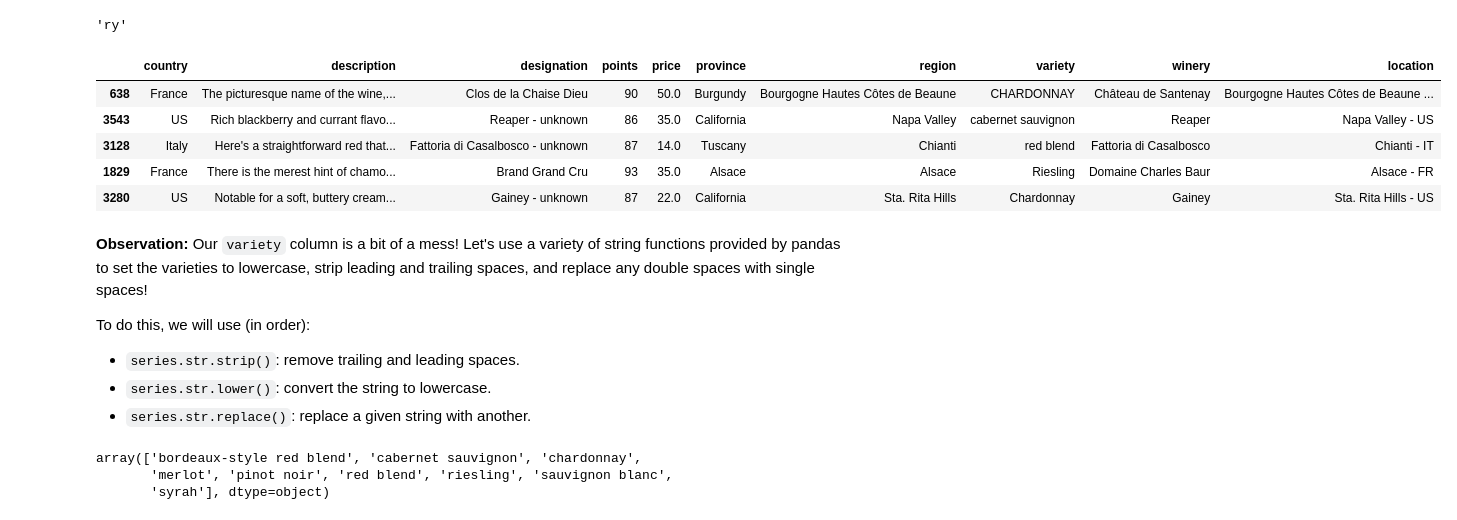
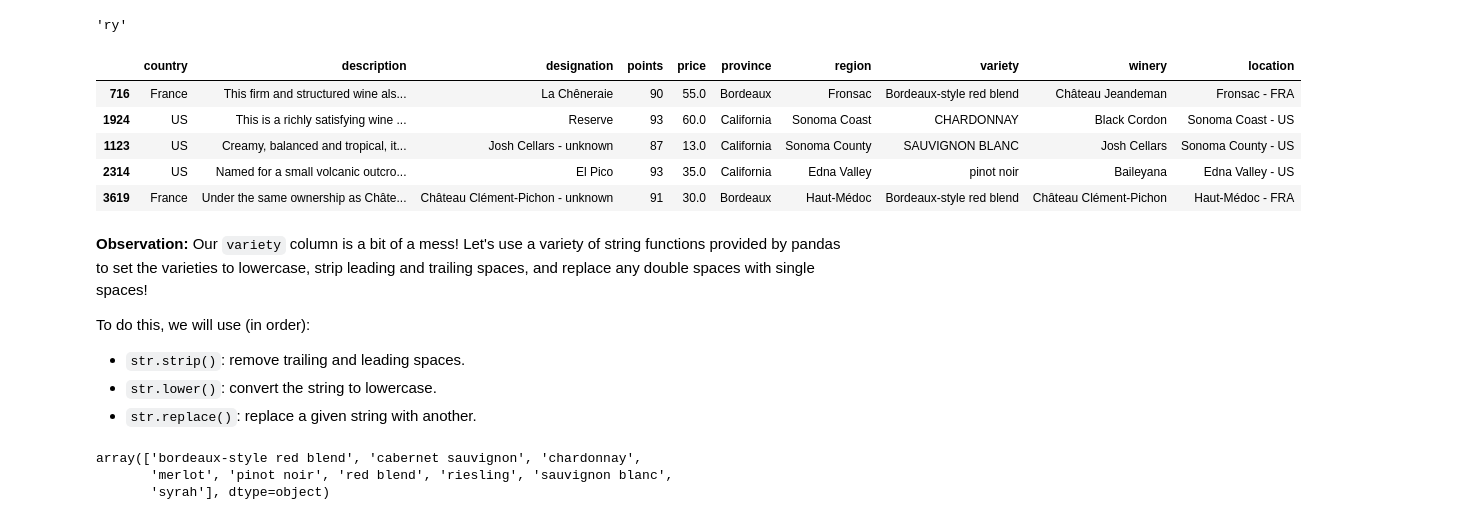
Before and after one commit to datacamp/working-with-text-data-in-python-live-training, a Jupyter notebook: notebooks/python_live_session_solution.ipynb, the cells around one changed output. Drawn from its saved outputs; the diff is of its cells as text; code cells hidden in the pictures.

```diff
--- a/notebooks/python_live_session_solution.ipynb
+++ b/notebooks/python_live_session_solution.ipynb
@@ -39,9 +39,11 @@ from wordcloud import WordCloud, STOPWORDS
 import matplotlib.pyplot as plt
 import seaborn as sns
 import re
+from nltk.tokenize import word_tokenize
+from collections import Counter
 
 # Set pandas columns to display at max width
-pd.set_option('display.max_colwidth', -1)
+pd.set_option('display.max_colwidth', None)
 
 # Set seaborn aesthetic features to pretty up our plots
 sns.set()
@@ -192,24 +194,24 @@ x[4:]
 # %%
 # Create a location column, and assign to it the region,
 # a hyphen, and the first two characters of the country column in upper case
-wine_df['location'] =  wine_df['region']+ " - " + wine_df['country'].str[0:2].str.upper()
+wine_df['location'] =  wine_df['region']+ " - " + wine_df['country'].str[0:3].str.upper()
 
 # Check our data with a random sample
 wine_df.sample(5)
 # %% [output]
 |  | country | description | designation | points | price | province | region | variety | winery | location |
-| 638 | France | The picturesque name of the wine,... | Clos de la Chaise Dieu | 90 | 50.0 | Burgundy | Bourgogne Hautes Côtes de Beaune | CHARDONNAY | Château de Santenay | Bourgogne Hautes Côtes de Beaune ... |
-| 3543 | US | Rich blackberry and currant flavo... | Reaper - unknown | 86 | 35.0 | California | Napa Valley | cabernet sauvignon | Reaper | Napa Valley - US |
-| 3128 | Italy | Here's a straightforward red that... | Fattoria di Casalbosco - unknown | 87 | 14.0 | Tuscany | Chianti | red blend | Fattoria di Casalbosco | Chianti - IT |
-| 1829 | France | There is the merest hint of chamo... | Brand Grand Cru | 93 | 35.0 | Alsace | Alsace | Riesling | Domaine Charles Baur | Alsace - FR |
-| 3280 | US | Notable for a soft, buttery cream... | Gainey - unknown | 87 | 22.0 | California | Sta. Rita Hills | Chardonnay | Gainey | Sta. Rita Hills - US |
+| 716 | France | This firm and structured wine als... | La Chêneraie | 90 | 55.0 | Bordeaux | Fronsac | Bordeaux-style red blend | Château Jeandeman | Fronsac - FRA |
+| 1924 | US | This is a richly satisfying wine ... | Reserve | 93 | 60.0 | California | Sonoma Coast | CHARDONNAY | Black Cordon | Sonoma Coast - US |
+| 1123 | US | Creamy, balanced and tropical, it... | Josh Cellars - unknown | 87 | 13.0 | California | Sonoma County | SAUVIGNON BLANC | Josh Cellars | Sonoma County - US |
+| 2314 | US | Named for a small volcanic outcro... | El Pico | 93 | 35.0 | California | Edna Valley | pinot noir | Baileyana | Edna Valley - US |
+| 3619 | France | Under the same ownership as Châte... | Château Clément-Pichon - unknown | 91 | 30.0 | Bordeaux | Haut-Médoc | Bordeaux-style red blend | Château Clément-Pichon | Haut-Médoc - FRA |
 # %% [markdown]
 **Observation:** Our `variety` column is a bit of a mess! Let's use a variety of string functions provided by pandas to set the varieties to lowercase, strip leading and trailing spaces, and replace any double spaces with single spaces!
 
 To do this, we will use (in order):
-- `series.str.strip()`: remove trailing and leading spaces.
-- `series.str.lower()`: convert the string to lowercase.
-- `series.str.replace()`: replace a given string with another.
+- `str.strip()`: remove trailing and leading spaces.
+- `str.lower()`: convert the string to lowercase.
+- `str.replace()`: replace a given string with another.
 # %%
 # Remove leading and trailing spaces from the variety column
 wine_df['variety'] = wine_df['variety'].str.strip()
```
Also changed, not shown: parts of 22 cells of this notebook.
